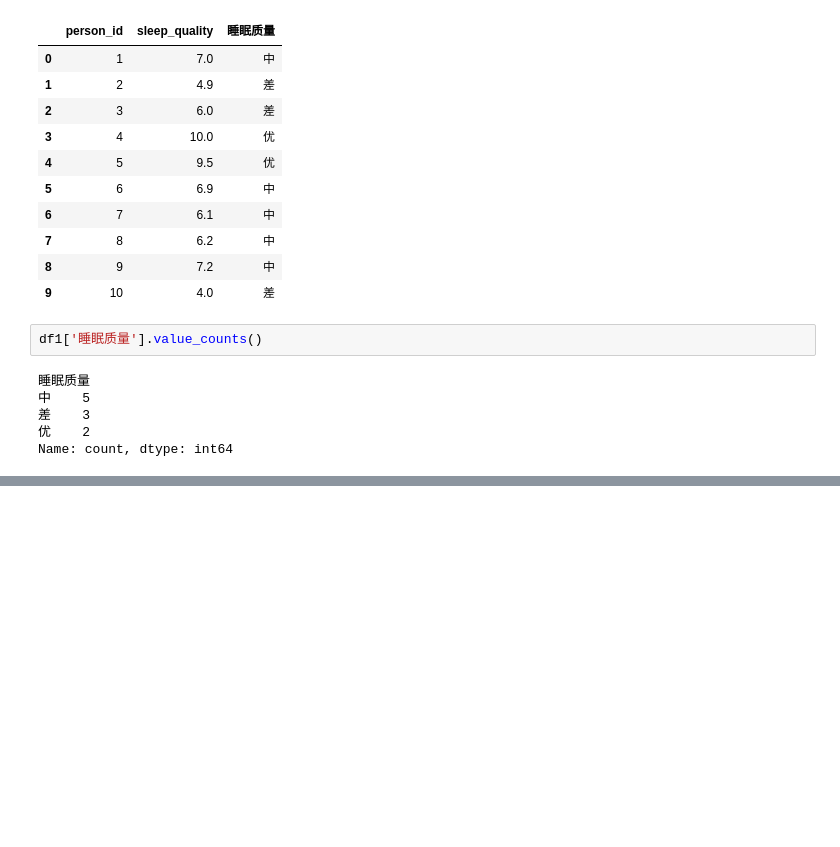
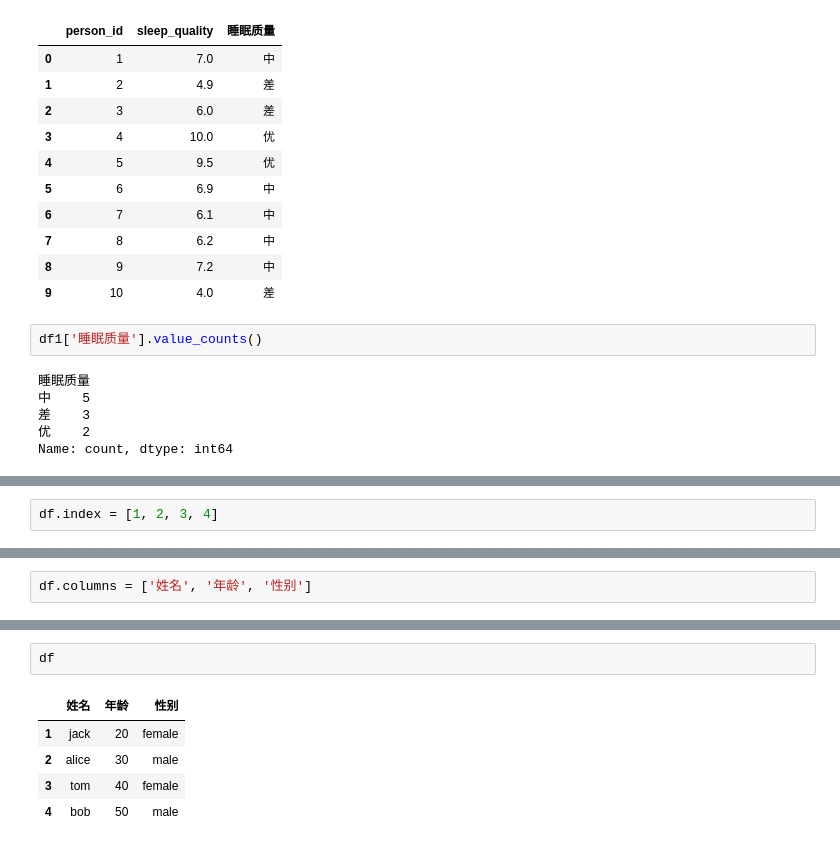
Before and after one commit to zimiao-dev/Python-Data-Analysis-Learning, a Jupyter notebook: 03_data_analysis/data_preprocessing.ipynb, the cells around one changed output, grey strips where cells are left out. Saved outputs shown, nothing was run; the diff lists cells and outputs as text; blank space fills up the shorter version.

```diff
--- a/03_data_analysis/data_analysis.ipynb
+++ b/03_data_analysis/data_preprocessing.ipynb
@@ -816,0 +891,2 @@ Name: count, dtype: int64
+# %%
+df.index = [1, 2, 3, 4]
@@ -816,0 +901,2 @@ Name: count, dtype: int64
+# %%
+df.columns = ['姓名', '年龄', '性别']
@@ -816,0 +907,8 @@ Name: count, dtype: int64
+# %%
+df
+# %% [output]
+|  | 姓名 | 年龄 | 性别 |
+| 1 | jack | 20 | female |
+| 2 | alice | 30 | male |
+| 3 | tom | 40 | female |
+| 4 | bob | 50 | male |
```
Also changed, not shown: parts of 25 cells of this notebook.
